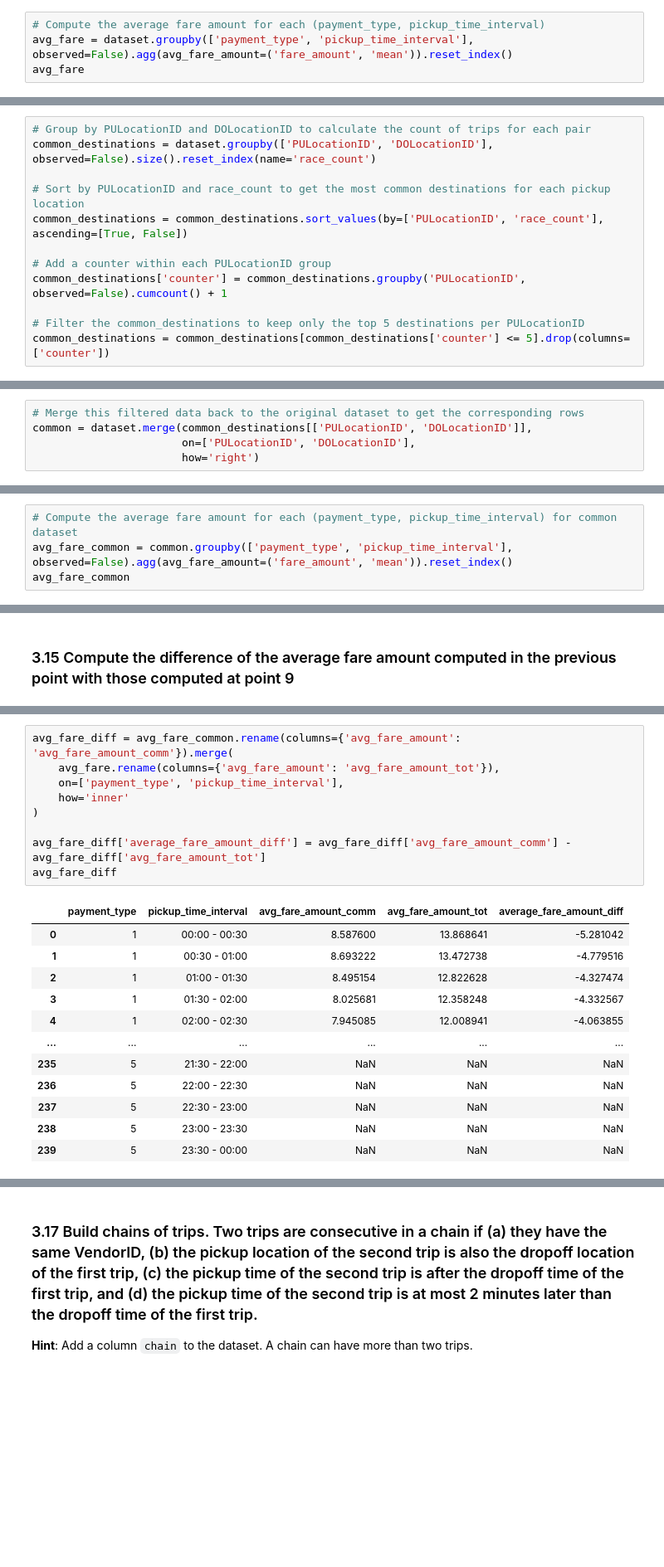
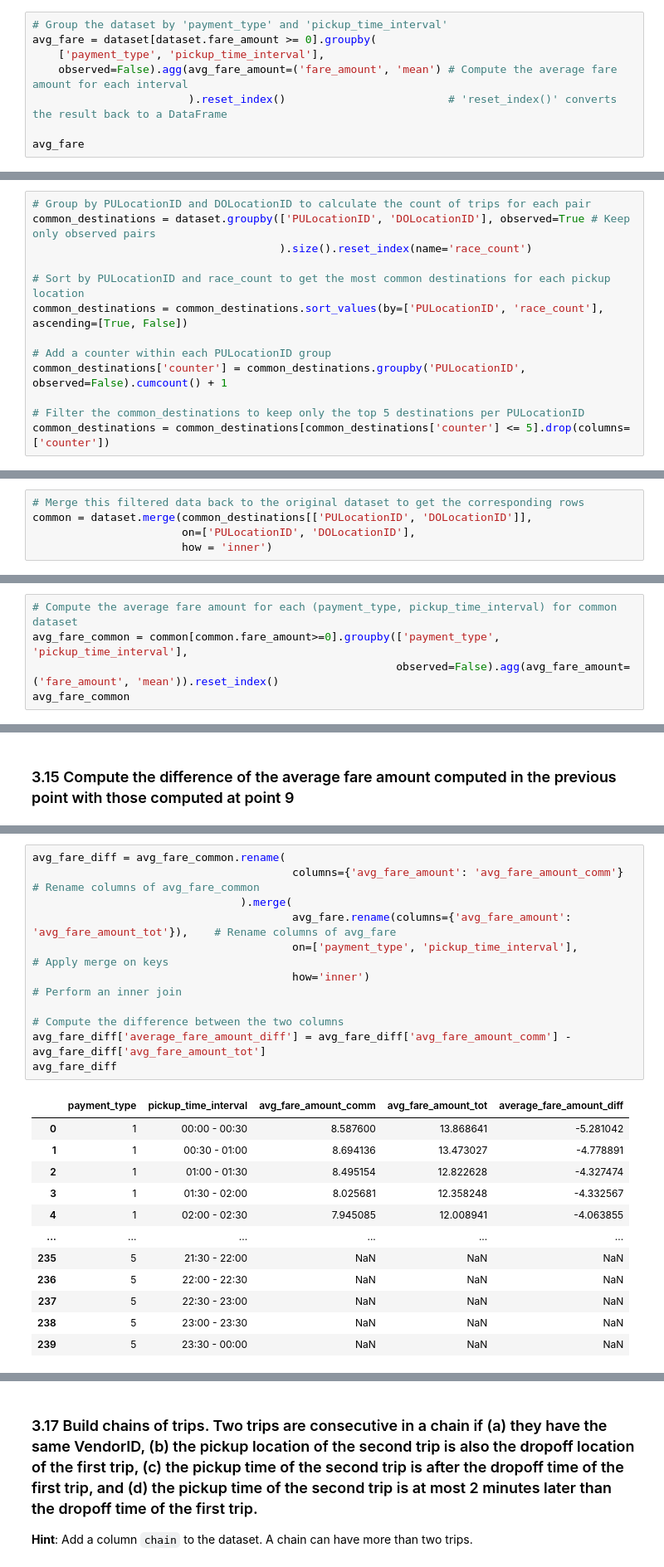
Before and after one commit to snava38/foc-project-nava-perani, a Jupyter notebook: notebooks/foc-project-notebook.ipynb, the cells around one changed output, grey strips where cells are left out. Shown at 83% size. Drawn from its saved outputs; the diff is of its cells as text; blank space fills up the shorter version.

```diff
--- a/notebooks/foc-project-notebook_v1.ipynb
+++ b/notebooks/foc-project-notebook.ipynb
@@ -423,6 +527,10 @@ dataset.groupby('pickup_time_interval', observed=False).agg(
 # %%
-# Compute the average fare amount for each (payment_type, pickup_time_interval)
-avg_fare = dataset.groupby(['payment_type', 'pickup_time_interval'], observed=False).agg(avg_fare_amount=('fare_amount', 'mean')).reset_index()
+# Group the dataset by 'payment_type' and 'pickup_time_interval'
+avg_fare = dataset[dataset.fare_amount >= 0].groupby(
+    ['payment_type', 'pickup_time_interval'],
+    observed=False).agg(avg_fare_amount=('fare_amount', 'mean') # Compute the average fare amount for each interval
+                        ).reset_index()                         # 'reset_index()' converts the result back to a DataFrame
+
 avg_fare
 # %% [output]
 |  | payment_type | pickup_time_interval | avg_fare_amount |
@@ -503,6 +643,7 @@ Location with Highest Avg Fare: 204.0, Avg Fare: 93.18
 # %%
 # Group by PULocationID and DOLocationID to calculate the count of trips for each pair
-common_destinations = dataset.groupby(['PULocationID', 'DOLocationID'], observed=False).size().reset_index(name='race_count')
+common_destinations = dataset.groupby(['PULocationID', 'DOLocationID'], observed=True # Keep only observed pairs
+                                      ).size().reset_index(name='race_count')
 
 # Sort by PULocationID and race_count to get the most common destinations for each pickup location
 common_destinations = common_destinations.sort_values(by=['PULocationID', 'race_count'], ascending=[True, False])
@@ -520,7 +659,7 @@ len(set(zip(common_destinations['PULocationID'], common_destinations['DOLocation
 # Merge this filtered data back to the original dataset to get the corresponding rows
 common = dataset.merge(common_destinations[['PULocationID', 'DOLocationID']],
                        on=['PULocationID', 'DOLocationID'],
-                       how='right')
+                       how = 'inner')
 # %%
 common
 # %% [output]
@@ -563,6 +685,7 @@ common[common['PULocationID'].isnull() | common['DOLocationID'].isnull()]
 # %%
 # Compute the average fare amount for each (payment_type, pickup_time_interval) for common dataset
-avg_fare_common = common.groupby(['payment_type', 'pickup_time_interval'], observed=False).agg(avg_fare_amount=('fare_amount', 'mean')).reset_index()
+avg_fare_common = common[common.fare_amount>=0].groupby(['payment_type', 'pickup_time_interval'],
+                                                        observed=False).agg(avg_fare_amount=('fare_amount', 'mean')).reset_index()
 avg_fare_common
 # %% [output]
 |  | payment_type | pickup_time_interval | avg_fare_amount |
@@ -583,16 +714,18 @@ avg_fare_common
 # %%
-avg_fare_diff = avg_fare_common.rename(columns={'avg_fare_amount': 'avg_fare_amount_comm'}).merge(
-    avg_fare.rename(columns={'avg_fare_amount': 'avg_fare_amount_tot'}),
-    on=['payment_type', 'pickup_time_interval'],
-    how='inner'
-)
+avg_fare_diff = avg_fare_common.rename(
+                                        columns={'avg_fare_amount': 'avg_fare_amount_comm'}                 # Rename columns of avg_fare_common
+                                ).merge(
+                                        avg_fare.rename(columns={'avg_fare_amount': 'avg_fare_amount_tot'}),    # Rename columns of avg_fare
+                                        on=['payment_type', 'pickup_time_interval'],                            # Apply merge on keys
+                                        how='inner')                                                            # Perform an inner join
 
+# Compute the difference between the two columns
 avg_fare_diff['average_fare_amount_diff'] = avg_fare_diff['avg_fare_amount_comm'] - avg_fare_diff['avg_fare_amount_tot']
 avg_fare_diff
 # %% [output]
 |  | payment_type | pickup_time_interval | avg_fare_amount_comm | avg_fare_amount_tot | average_fare_amount_diff |
 | 0 | 1 | 00:00 - 00:30 | 8.587600 | 13.868641 | -5.281042 |
-| 1 | 1 | 00:30 - 01:00 | 8.693222 | 13.472738 | -4.779516 |
+| 1 | 1 | 00:30 - 01:00 | 8.694136 | 13.473027 | -4.778891 |
 | 2 | 1 | 01:00 - 01:30 | 8.495154 | 12.822628 | -4.327474 |
 | 3 | 1 | 01:30 - 02:00 | 8.025681 | 12.358248 | -4.332567 |
 | 4 | 1 | 02:00 - 02:30 | 7.945085 | 12.008941 | -4.063855 |
```
Also changed, not shown: parts of 71 cells of this notebook, 3 other files.
